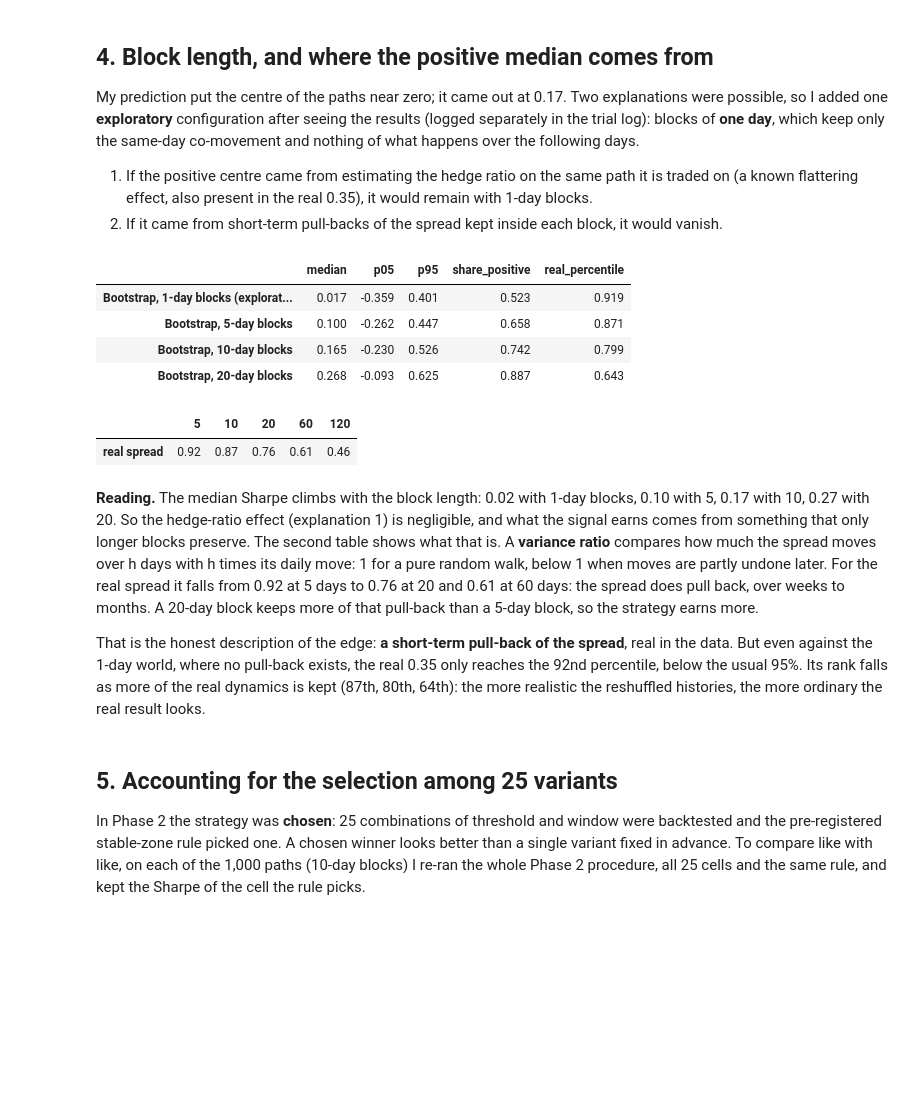
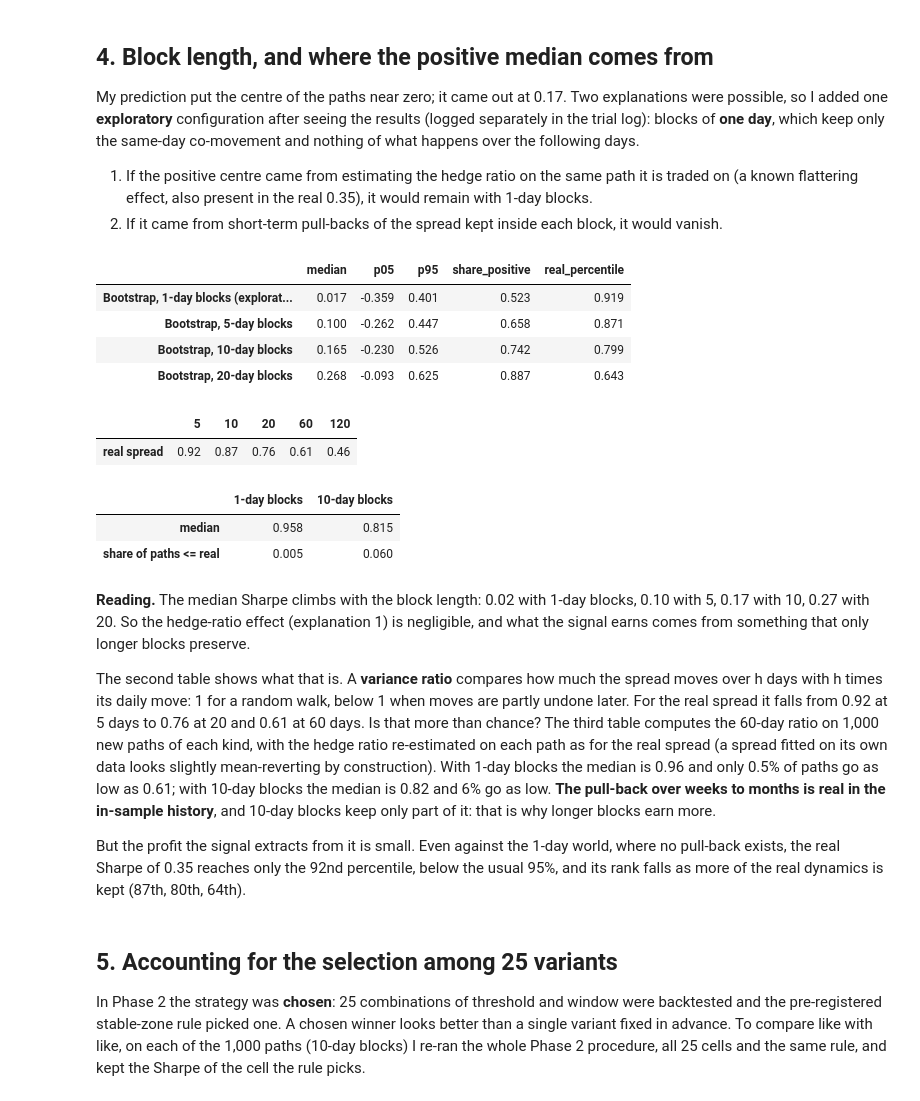
Before and after one commit to gianleonardosalvemini-tech/bsq-pairs-trading, a Jupyter notebook: notebooks/05_simulation.ipynb, the cells around one changed output. Saved outputs shown, nothing was run; the diff lists cells and outputs as text; code cells hidden in the pictures; blank space fills up the shorter version.

```diff
--- a/notebooks/05_simulation.ipynb
+++ b/notebooks/05_simulation.ipynb
@@ -310,40 +311,69 @@ following days.
 # %%
 summary = {
     f"Bootstrap, {b}-day blocks{' (exploratory)' if b == EXPLORATORY_BLOCK else ''}": describe(
         sims[f"bootstrap_{b}"]["sharpe"], real["sharpe"]
     )
     for b in (EXPLORATORY_BLOCK, *BLOCKS)
 }
 blocks_table = pd.DataFrame(summary).T
 spread_real = build_spread(prices, A, B, S.beta)
 daily_var = spread_real.diff().var()
 variance_ratio = pd.Series(
     {h: spread_real.diff(h).var() / (h * daily_var) for h in (5, 10, 20, 60, 120)},
     name="real spread",
 )
+
+
+def path_variance_ratio(block: int, rng: np.random.Generator, h: int = 60) -> float:
+    path = simulate_joint_prices(prices, block, rng, AS_OF)
+    spread = build_spread(path, A, B, fit_hedge_ratio(path, A, B, AS_OF).beta)
+    return float(spread.diff(h).var() / (h * spread.diff().var()))
+
+
+vr_paths = {}
+for b in (EXPLORATORY_BLOCK, MAIN_BLOCK):
+    vr_rng = np.random.default_rng([SEED, 100 + b])  # separate stream, a few seconds
+    vr_paths[b] = pd.Series([path_variance_ratio(b, vr_rng) for _ in range(N_PATHS)])
+vr_null = pd.DataFrame(
+    {
+        f"{b}-day blocks": {
+            "median": vr_paths[b].median(),
+            "share of paths <= real": (vr_paths[b] <= variance_ratio[60]).mean(),
+        }
+        for b in vr_paths
+    }
+)
 display(blocks_table[["median", "p05", "p95", "share_positive", "real_percentile"]].round(3))
-variance_ratio.round(2).to_frame().T
+display(variance_ratio.round(2).to_frame().T)
+vr_null.round(3)
 # %% [output]
 |  | median | p05 | p95 | share_positive | real_percentile |
 | Bootstrap, 1-day blocks (explorat... | 0.017 | -0.359 | 0.401 | 0.523 | 0.919 |
 | Bootstrap, 5-day blocks | 0.100 | -0.262 | 0.447 | 0.658 | 0.871 |
 | Bootstrap, 10-day blocks | 0.165 | -0.230 | 0.526 | 0.742 | 0.799 |
 | Bootstrap, 20-day blocks | 0.268 | -0.093 | 0.625 | 0.887 | 0.643 |
 |  | 5 | 10 | 20 | 60 | 120 |
 | real spread | 0.92 | 0.87 | 0.76 | 0.61 | 0.46 |
+|  | 1-day blocks | 10-day blocks |
+| median | 0.958 | 0.815 |
+| share of paths <= real | 0.005 | 0.060 |
 # %% [markdown]
 **Reading.** The median Sharpe climbs with the block length: 0.02 with 1-day blocks, 0.10 with 5, 0.17 with
 10, 0.27 with 20. So the hedge-ratio effect (explanation 1) is negligible, and what the signal earns comes from
-something that only longer blocks preserve. The second table shows what that is. A **variance ratio** compares
-how much the spread moves over h days with h times its daily move: 1 for a pure random walk, below 1 when moves
-are partly undone later. For the real spread it falls from 0.92 at 5 days to 0.76 at 20 and 0.61 at 60 days:
-the spread does pull back, over weeks to months. A 20-day block keeps more of that pull-back than a 5-day
-block, so the strategy earns more.
+something that only longer blocks preserve.
 
-That is the honest description of the edge: **a short-term pull-back of the spread**, real in the data. But even
-against the 1-day world, where no pull-back exists, the real 0.35 only reaches the 92nd percentile, below the
-usual 95%. Its rank falls as more of the real dynamics is kept (87th, 80th, 64th): the more realistic the
-reshuffled histories, the more ordinary the real result looks.
+The second table shows what that is. A **variance ratio** compares how much the spread moves over h days with
+h times its daily move: 1 for a random walk, below 1 when moves are partly undone later. For the real spread it
+falls from 0.92 at 5 days to 0.76 at 20 and 0.61 at 60 days. Is that more than chance? The third table computes
+the 60-day ratio on 1,000 new paths of each kind, with the hedge ratio re-estimated on each path as for the real
+spread (a spread fitted on its own data looks slightly mean-reverting by construction). With 1-day blocks the
+median is 0.96 and only 0.5% of paths go as low as 0.61; with 10-day blocks the median is 0.82 and 6% go as
+low. **The pull-back over weeks to months is real in the in-sample history**, and 10-day blocks keep only part
+of it: that is why longer blocks earn more.
+
+But the profit the signal extracts from it is small. Even against the 1-day world, where no pull-back exists,
+the real Sharpe of 0.35 reaches only the 92nd percentile, below the usual 95%, and its rank falls as more of the
+real dynamics is kept (87th, 80th, 64th).
 # %% [markdown]
 ## 5. Accounting for the selection among 25 variants
 
```
Also changed, not shown: parts of 7 cells of this notebook, 1 other file.
